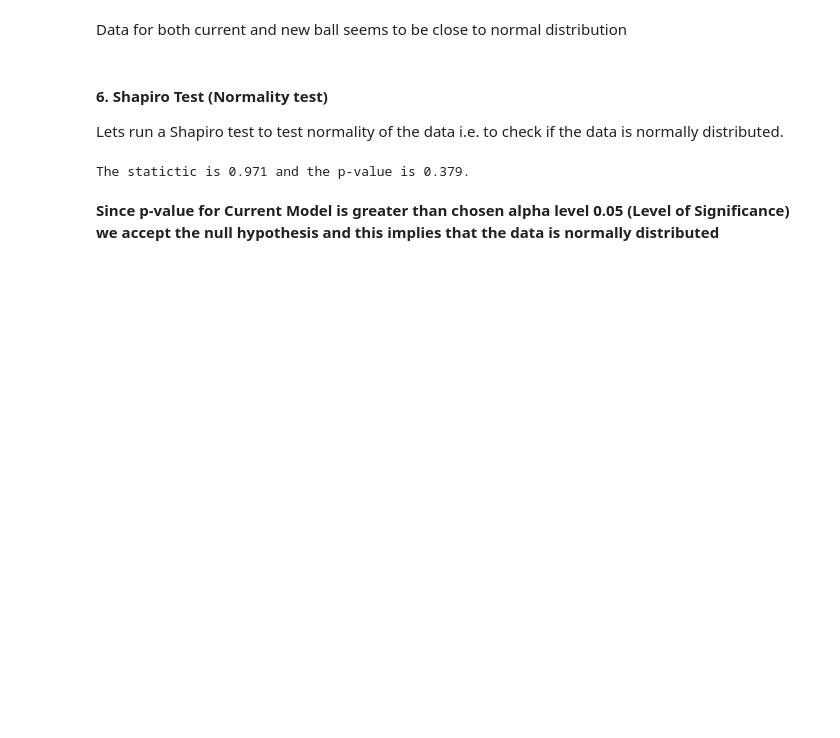
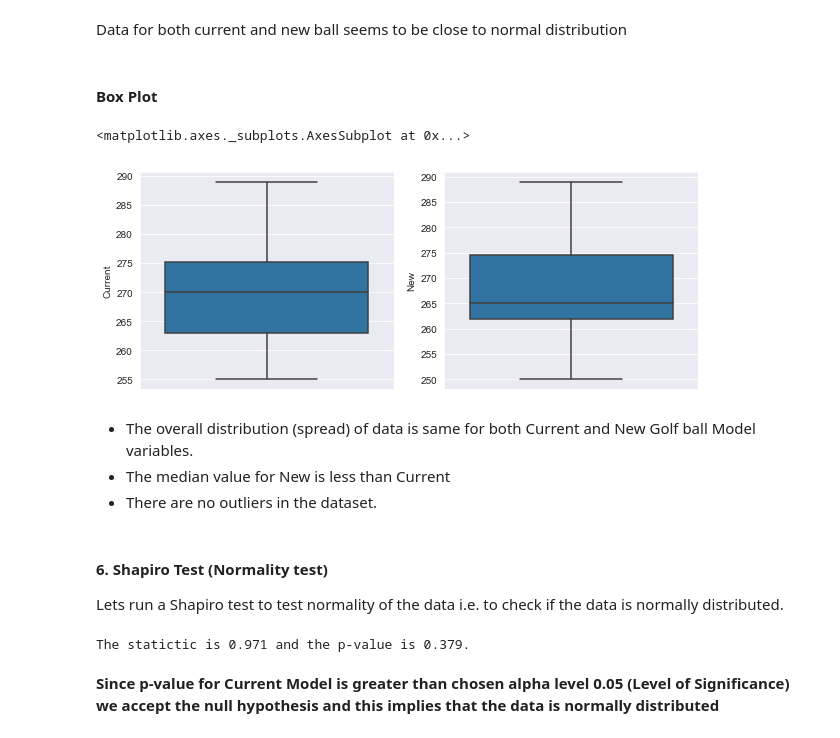
Before and after one commit to divya-r-kamat/AI_ML_Projects, a Jupyter notebook: python/project/module_2/Project - Hypothesis Testing.ipynb, the cells around one changed output. Saved outputs shown, nothing was run; the diff lists cells and outputs as text; code cells hidden in the pictures; blank space fills up the shorter version.

```diff
--- a/python/project/module_2/Project - Hypothesis Testing.ipynb
+++ b/python/project/module_2/Project - Hypothesis Testing.ipynb
@@ -132,5 +152,20 @@ sns.distplot(df["New"],bins=5)
 # %% [markdown]
 Data for both current and new ball seems to be close to normal distribution
+# %% [markdown]
+#### Box Plot
+# %%
+plt.figure(figsize=(10,4))
+plt.subplot(121)
+sns.boxplot(x=df["Current"],orient='v')
+plt.subplot(122)
+sns.boxplot(x=df["New"],orient='v')
+# %% [output]
+<matplotlib.axes._subplots.AxesSubplot at 0x...>
+[figure, added]
+# %% [markdown]
+- The overall distribution (spread) of data is same for both Current and New Golf ball Model variables.
+- The median value for New is less than Current
+- There are no outliers in the dataset.
 # %% [markdown]
 #### 6. Shapiro Test (Normality test)
 
```
Also changed, not shown: parts of 11 cells of this notebook.
